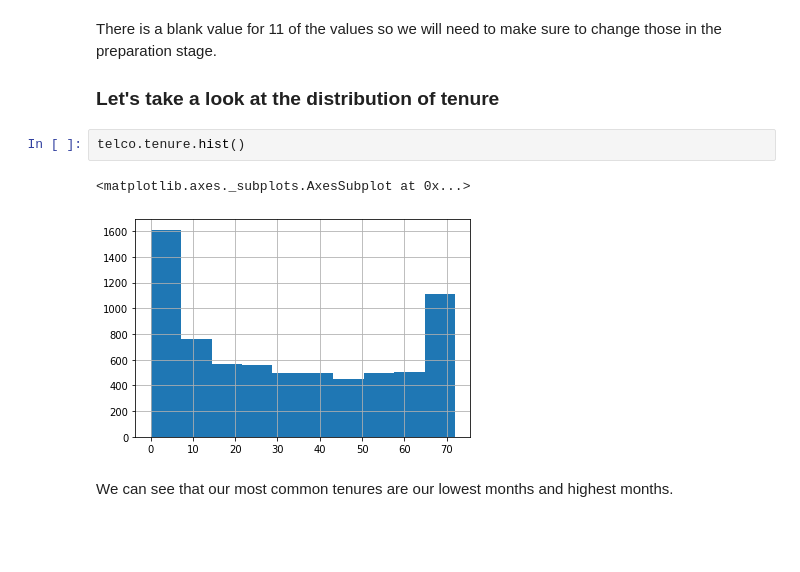
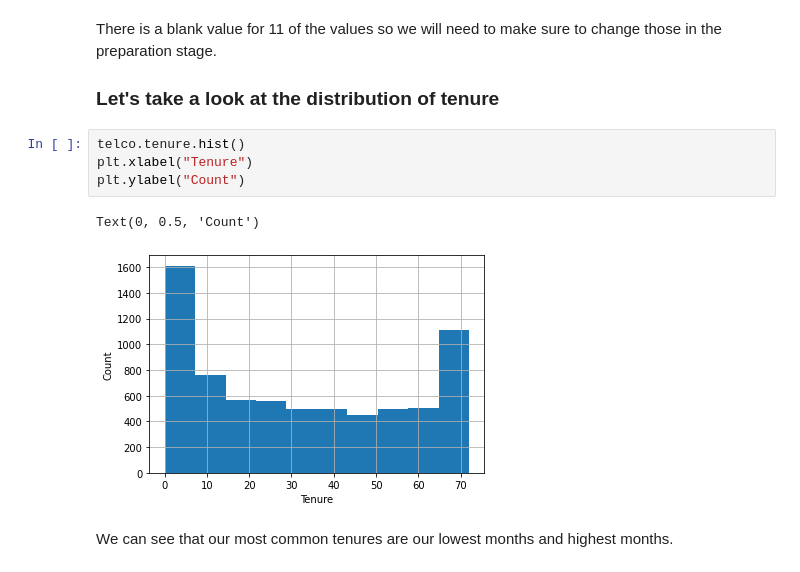
Before and after one commit to rubber-ducks-anonymous/classy-telco, a Jupyter notebook: telco_churn_report.ipynb, the cells around one changed output. Cells and saved outputs as stored; diff of their text form; blank space fills up the shorter version.

```diff
--- a/telco_churn_report.ipynb
+++ b/telco_churn_report.ipynb
@@ -93,9 +93,11 @@ There is a blank value for 11 of the values so we will need to make sure to chan
 ### Let's take a look at the distribution of tenure
 # %%
 telco.tenure.hist()
+plt.xlabel("Tenure")
+plt.ylabel("Count")
 # %% [output]
-<matplotlib.axes._subplots.AxesSubplot at 0x...>
+Text(0, 0.5, 'Count')
-[figure, old version]
+[figure, new version]
 # %% [markdown]
 We can see that our most common tenures are our lowest months and highest months.
 # %% [markdown]
```
Also changed, not shown: parts of 18 cells of this notebook.
